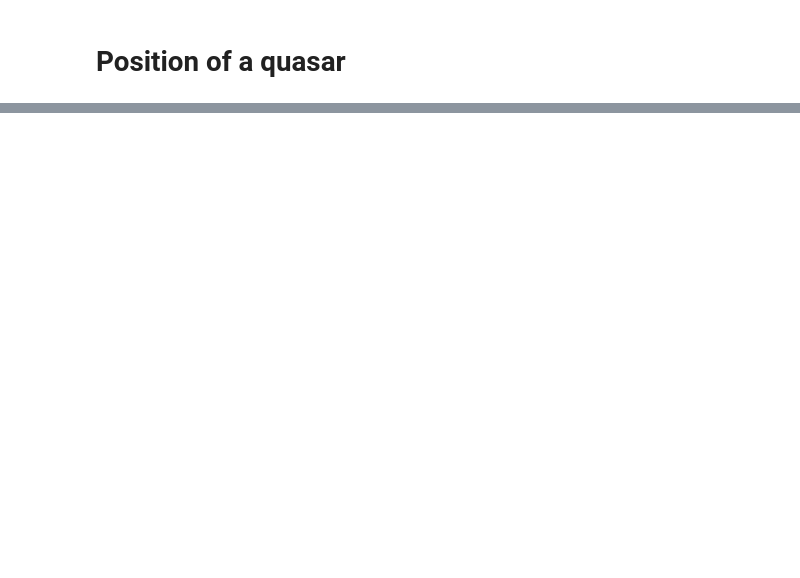
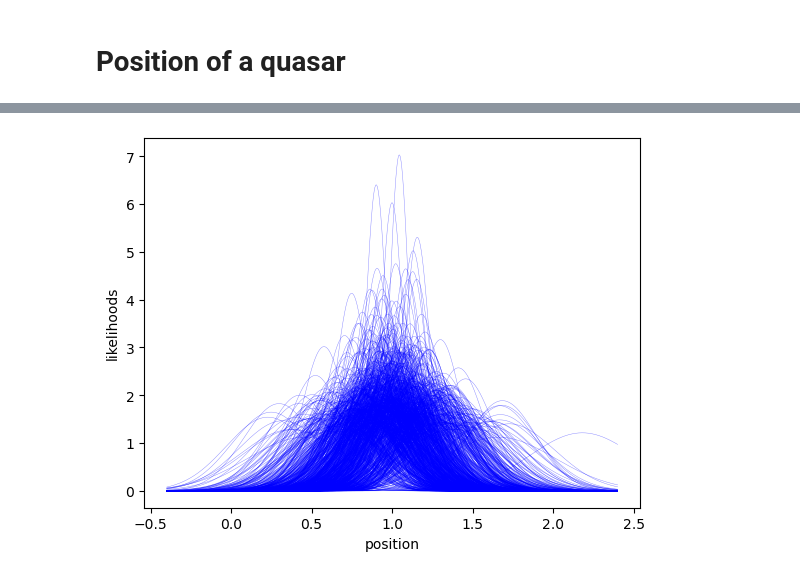
Before and after one commit to Amedeo1054/astrostat_mlearn, a Jupyter notebook: L05_Quasar_position_MLE.ipynb, the cells around one changed output, grey strips where cells are left out. Cells and saved outputs as stored; diff of their text form; code cells hidden in the pictures; blank space fills up the shorter version.

```diff
--- a/L05_Quasar_position_MLE.ipynb
+++ b/L05_Quasar_position_MLE.ipynb
@@ -127,0 +140,14 @@ For the eteroscedastic case, run again the code by changing the uncertainty of t
+# %%
+x = np.linspace(mean-7*0.2, mean+7*0.2, 10000)     # x grid
+likelihoods = np.zeros((N,len(x)))
+
+for i in tqdm(range(N)):
+    likelihoods[i] = norm(data[i], Sigma[i]).pdf(x)
+
+for i in range(N):
+    plt.plot(x,likelihoods[i], color='b',linewidth=0.3, alpha=0.5)       #plot all the likelihoods for each measurement
+plt.xlabel('position')
+plt.ylabel('likelihoods')
+plt.show()
+# %% [output]
+[figure, added]
```
Also changed, not shown: parts of 23 cells of this notebook.
